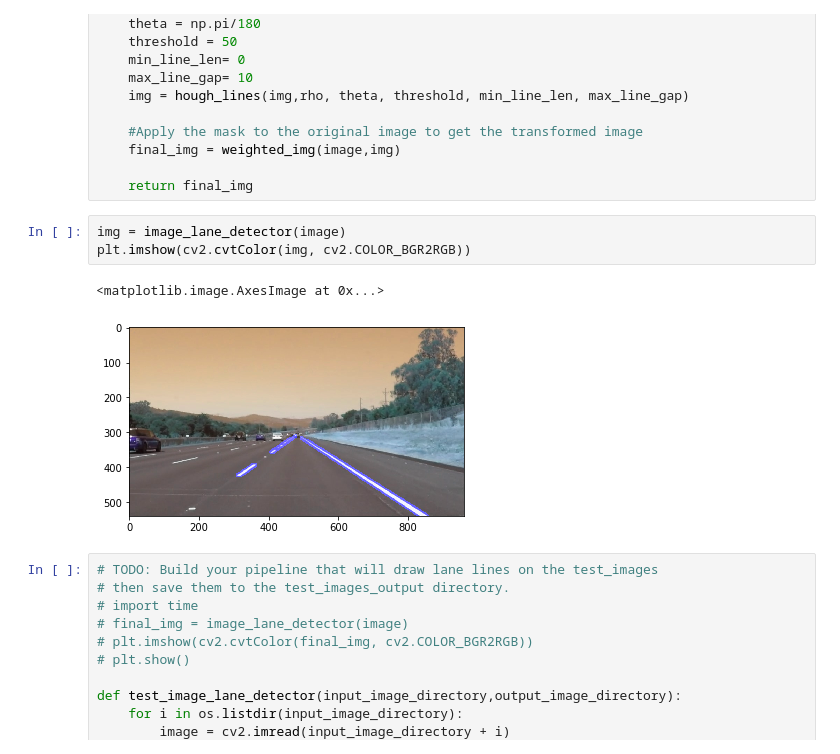
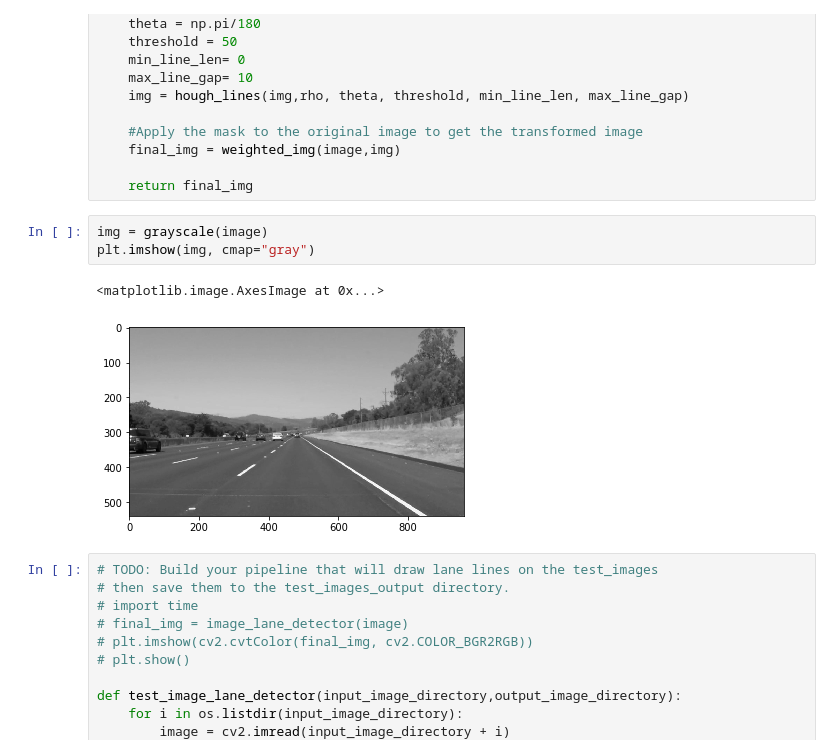
Before and after one commit to Abhishek-EE/CarND-LaneLines-P1, a Jupyter notebook: P1.ipynb, the cells around one changed output. Drawn from its saved outputs; the diff is of its cells as text.

```diff
--- a/P1.ipynb
+++ b/P1.ipynb
@@ -256,11 +255,11 @@ def image_lane_detector(image):
 
     return final_img
 # %%
-img = image_lane_detector(image)
-plt.imshow(cv2.cvtColor(img, cv2.COLOR_BGR2RGB))
+img = grayscale(image)
+plt.imshow(img, cmap="gray")
 # %% [output]
 <matplotlib.image.AxesImage at 0x...>
-[figure, old version]
+[figure, new version]
 # %%
 # TODO: Build your pipeline that will draw lane lines on the test_images
 # then save them to the test_images_output directory.
```
Also changed, not shown: parts of 5 cells of this notebook, 8 other files.
